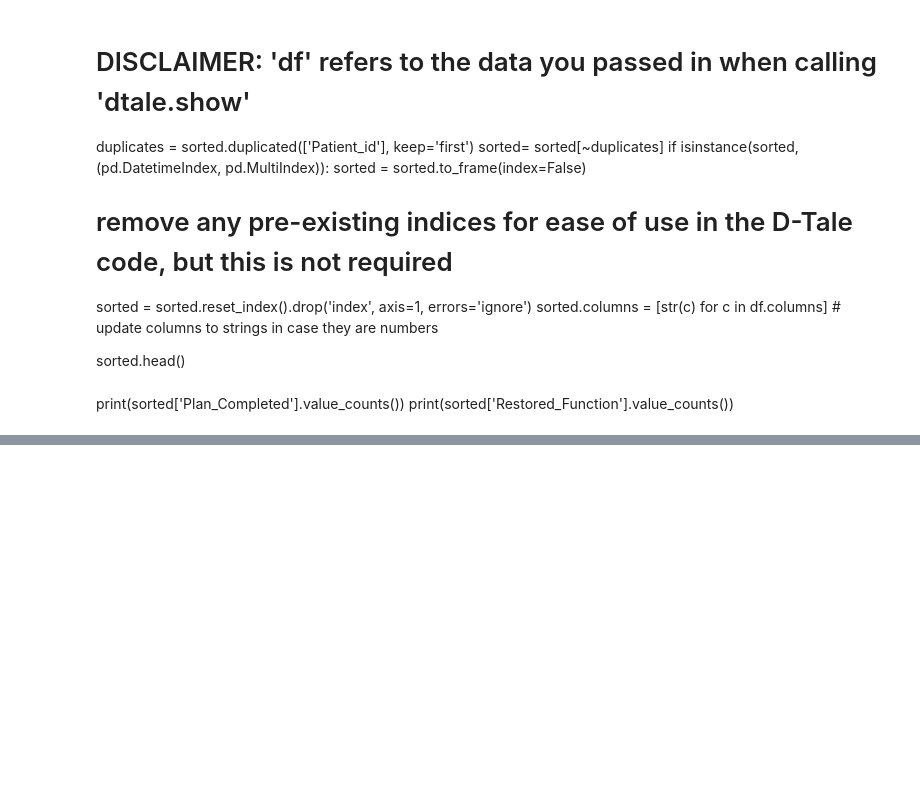
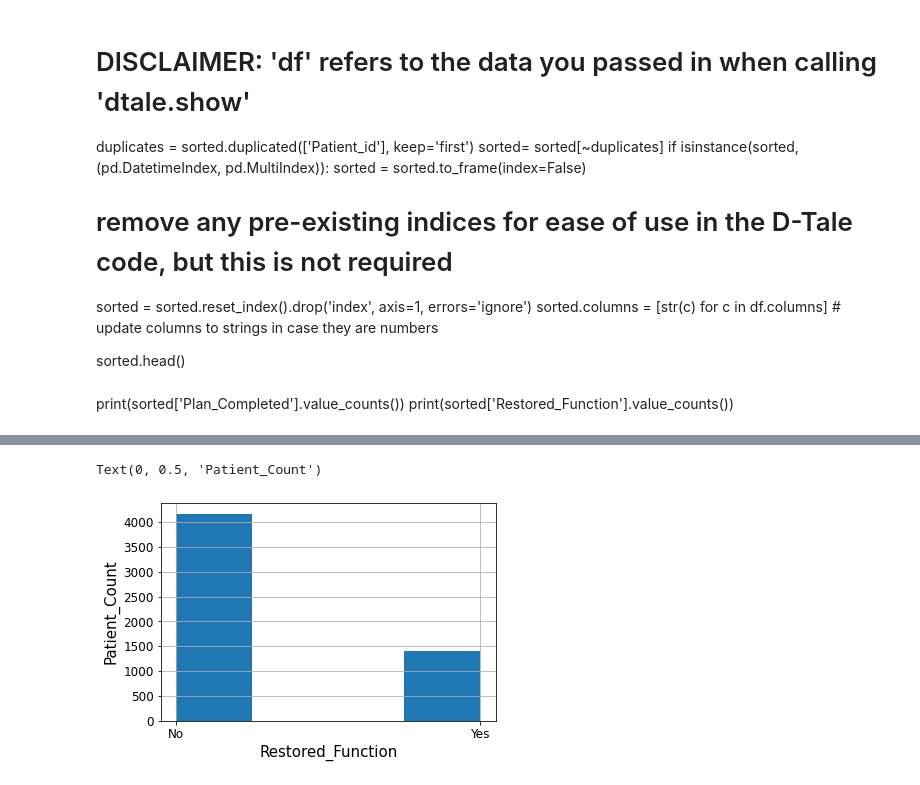
Before and after one commit to Rhunsilval/smile_on_python, a Jupyter notebook: Notebook/outcomes.ipynb, the cells around one changed output, grey strips where cells are left out. Cells and saved outputs as stored; diff of their text form; code cells hidden in the pictures; blank space fills up the shorter version.

```diff
--- a/Notebook/outcomes.ipynb
+++ b/Notebook/outcomes.ipynb
@@ -214,0 +250,7 @@ Name: Plan_Completed, dtype: int64
+# %%
+sorted['Restored_Function'].hist(bins=4, grid=True, xlabelsize=12, ylabelsize=12)
+plt.xlabel("Restored_Function", fontsize=15)
+plt.ylabel("Patient_Count",fontsize=15)
+# %% [output]
+Text(0, 0.5, 'Patient_Count')
+[figure, added]
```
Also changed, not shown: parts of 14 cells of this notebook.
